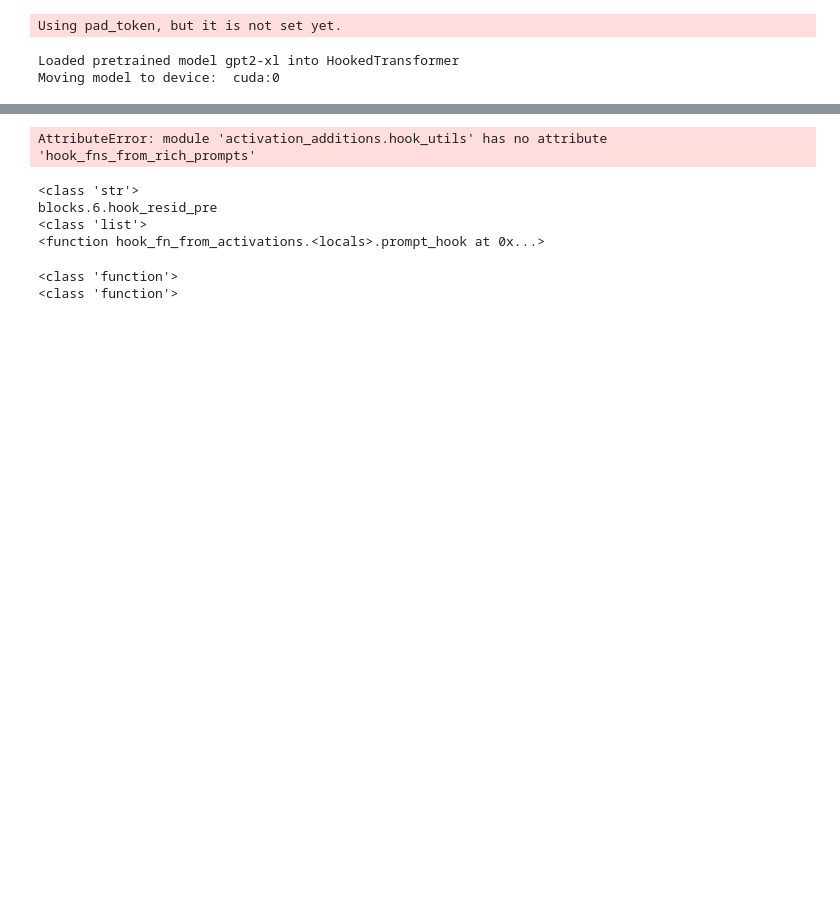
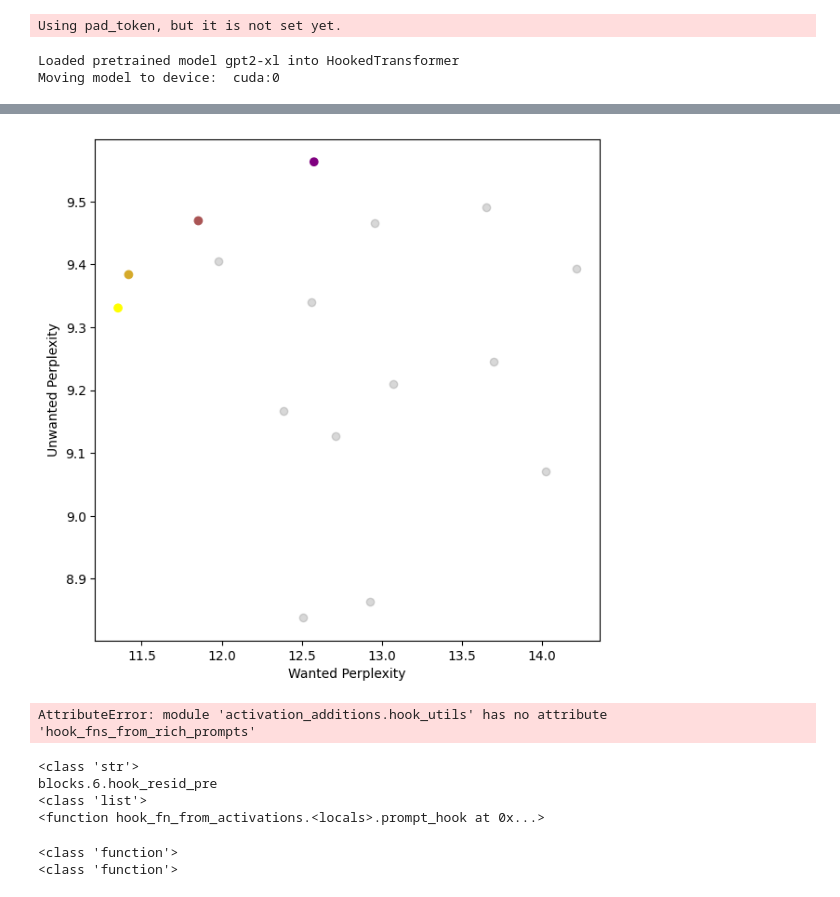
Before and after one commit to wusche1/activation_additions, a Jupyter notebook: activation_additions/playgound.ipynb, the cells around one changed output, grey strips where cells are left out. Drawn from its saved outputs; the diff is of its cells as text; code cells hidden in the pictures; blank space fills up the shorter version.

```diff
--- a/activation_additions/playgound.ipynb
+++ b/activation_additions/playgound.ipynb
@@ -108,3 +102,7 @@ add_actads_to_model(MODEL,ActAds)
+# %%
+plot_pareto_frontier(w,u)
+# %% [output]
+[figure, added]
 # %%
 ActAds =[prompt_utils.ActivationAddition(coeff=4, act_name=6,prompt=" hate"),
          prompt_utils.ActivationAddition(coeff=-4, act_name=6,prompt=" love")]
```
Also changed, not shown: parts of 14 cells of this notebook, 1 other file.
